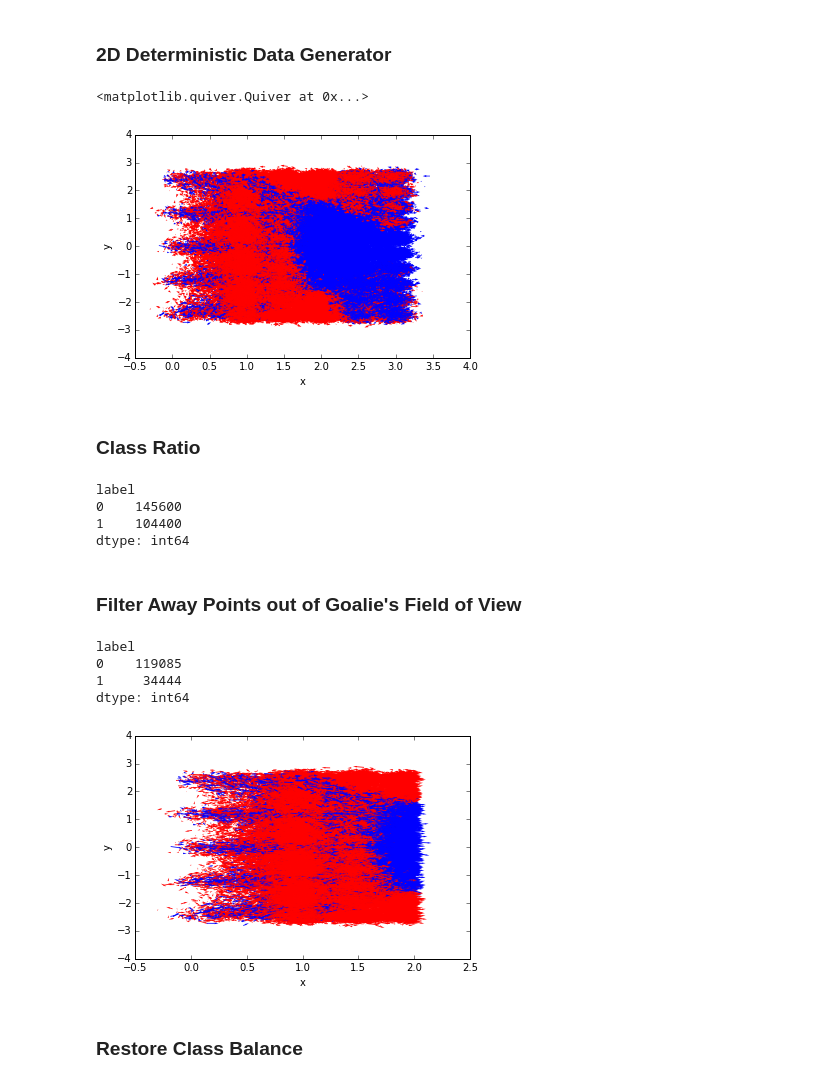
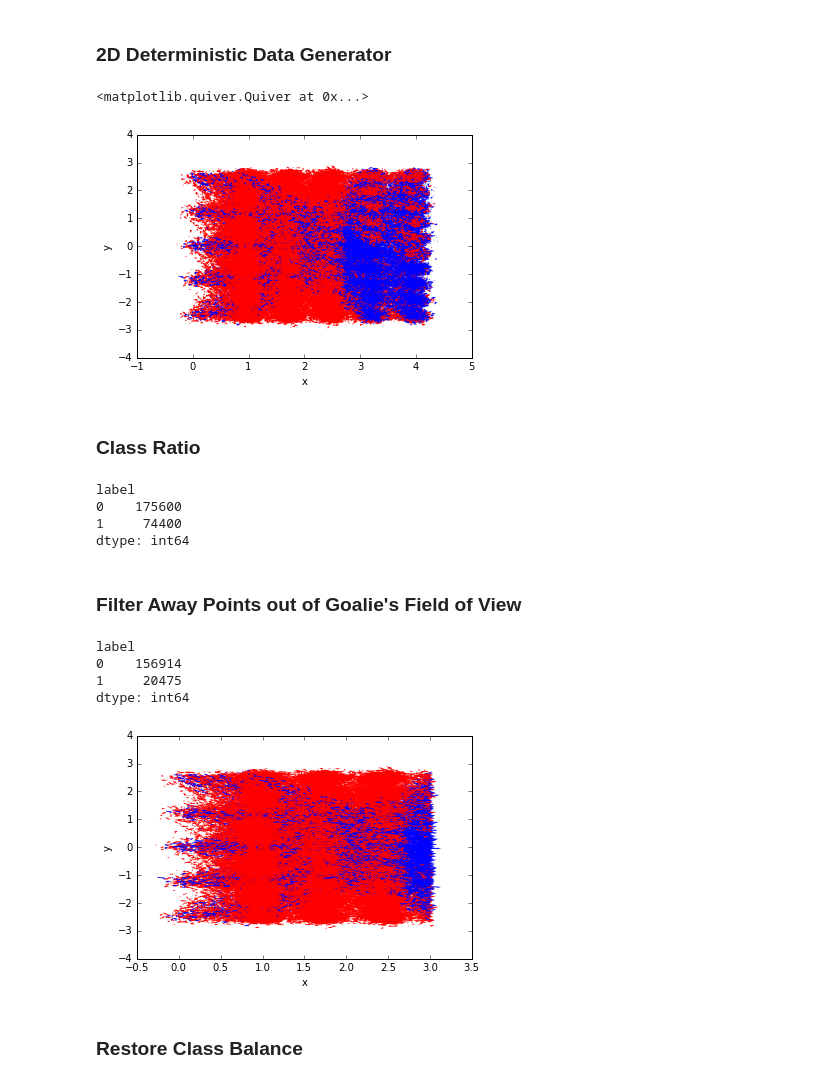
Before and after one commit to ebanner/cs393r_project, a Jupyter notebook: data/2d/many-many/short/distance+bearing/Generate.ipynb, the cells around one changed output. Cells and saved outputs as stored; diff of their text form; code cells hidden in the pictures.

Commit message:
Adjust goal location to better match goalie simulation

```diff
--- a/data/2d/many-many/short/distance+bearing/Generate.ipynb
+++ b/data/2d/many-many/short/distance+bearing/Generate.ipynb
@@ -2,6 +2,8 @@
 # Generate Training Data
 # %% [markdown]
 ### 2D Deterministic Data Generator
+# %%
+GOAL_POSITION = 3
 # %%
 NUM_XS_START, NUM_YS_START = 5, 5
 NUM_XS_END, NUM_YS_END = 5, 10
@@ -45,10 +47,10 @@ def data_generator(num_xs_start=5, num_ys_start=5, num_xs_end=5, num_ys_end=6, t
     starts = itertools.product(xs_start, ys_start)
 
     # Create grid of end points
-    xs_end, ys_end = np.linspace(1, 3, num_xs_end), np.linspace(-2.5, 2.5, num_ys_end)
+    xs_end, ys_end = np.linspace(1, 4, num_xs_end), np.linspace(-2.5, 2.5, num_ys_end)
     ends = itertools.product(xs_end, ys_end)
     for shot_number, ((x_start, y_start), (x_end, y_end)) in enumerate(itertools.product(starts, ends)):
-        if x_end < 2:
+        if x_end < GOAL_POSITION:
             label = 0
         else:
             # Draw a line and see where the ball intersects
@@ -80,47 +82,47 @@ def data_generator(num_xs_start=5, num_ys_start=5, num_xs_end=5, num_ys_end=6, t
 
         # Yield the points one by one
         for x, y, dx, dy in zip(x_positions, y_positions, x_velocities, y_velocities):
             # Noise
             x += noise*randn()
             y += noise*randn()
 
             dx += noise*randn()
             dy += noise*randn()
 
             # Compute distance and bearing exactly from noisy estimates
             distance, bearing = np.sqrt((x-2)**2 + (y-0)**2), math.atan(y/(2-x)) if x else 0
 
             yield State(x, y, dx, dy, distance, bearing, shot_number, label)
 
 
 # Generate shot data
 data_points = data_generator(num_xs_start=NUM_XS_START, num_ys_start=NUM_YS_START,
                              num_xs_end=NUM_XS_END, num_ys_end=NUM_YS_END,
                              time_steps=TIME_STEPS, decay=DECAY, noise=.1)
 data_points = list(data_points)
 
 # Plot it
 df = pd.DataFrame(data_points, columns=State._fields)
 labels = df['label']
 colormap = np.array(['r', 'b'])
 axes = df.plot(kind='scatter', x='x', y='y', c=colormap[labels], s=0)
 axes.quiver(df['x'], df['y'], df['dx'], df['dy'], color=colormap[labels], scale_units='xy', angles='xy', scale=2.5, width=.0022)
 # %% [output]
 <matplotlib.quiver.Quiver at 0x...>
-[figure, old version]
+[figure, new version]
 # %% [markdown]
 ### Class Ratio
 # %%
 df.groupby('label').size()
 # %% [output]
 label
-0    145600
-1    104400
+0    175600
+1     74400
 dtype: int64
 # %% [markdown]
 ### Filter Away Points out of Goalie's Field of View
 # %%
-data_points = [data_point for data_point in data_points if not data_point.x > 2]
+data_points = [data_point for data_point in data_points if not data_point.x > GOAL_POSITION]
 
 df = pd.DataFrame(data_points, columns=State._fields)
 
@@ -132,10 +134,10 @@ axes.quiver(df['x'], df['y'], df['dx'], df['dy'], color=colormap[labels], scale_
 df.groupby('label').size()
 # %% [output]
 label
-0    119085
-1     34444
+0    156914
+1     20475
 dtype: int64
-[figure, old version]
+[figure, new version]
 # %% [markdown]
 ### Restore Class Balance
 # %%
```
Also changed, not shown: parts of 3 cells of this notebook.
